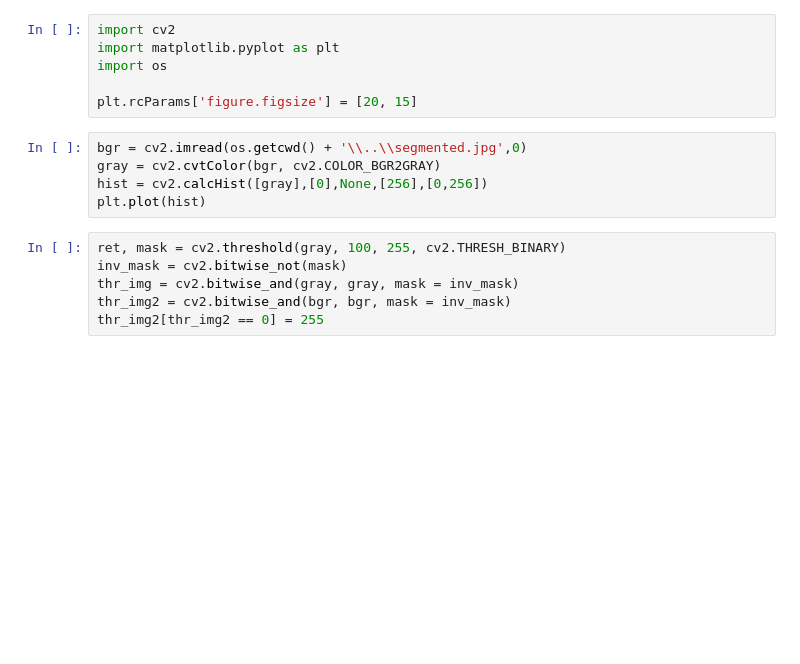
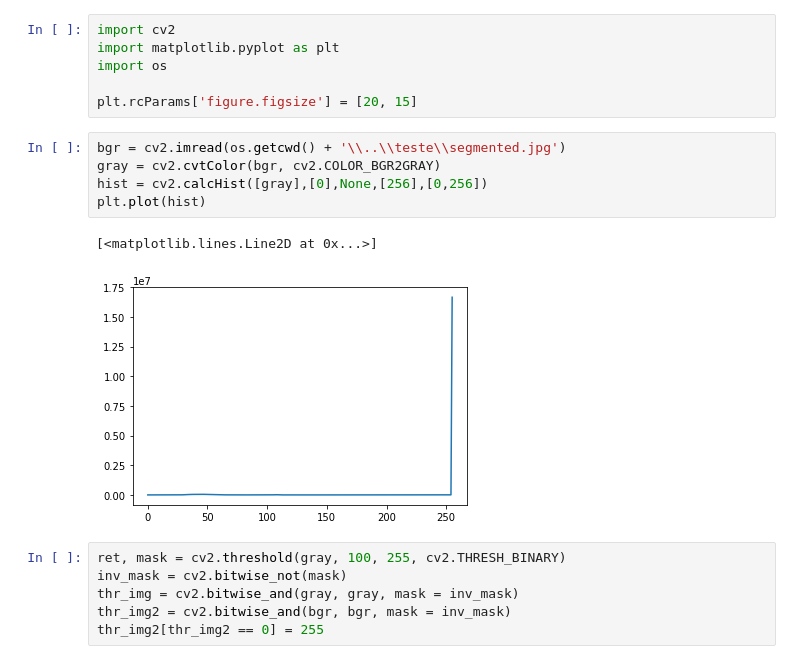
Before and after one commit to danielesreis/mng, a Jupyter notebook: notebooks/shadow_removal.ipynb, the cells around one changed output. Drawn from its saved outputs; the diff is of its cells as text; blank space fills up the shorter version.

```diff
--- a/notebooks/shadow_removal.ipynb
+++ b/notebooks/shadow_removal.ipynb
@@ -5,10 +5,13 @@ import os
 
 plt.rcParams['figure.figsize'] = [20, 15]
 # %%
-bgr = cv2.imread(os.getcwd() + '\\..\\segmented.jpg',0)
+bgr = cv2.imread(os.getcwd() + '\\..\\teste\\segmented.jpg')
 gray = cv2.cvtColor(bgr, cv2.COLOR_BGR2GRAY)
 hist = cv2.calcHist([gray],[0],None,[256],[0,256])
 plt.plot(hist)
+# %% [output]
+[<matplotlib.lines.Line2D at 0x...>]
+[figure, added]
 # %%
 ret, mask = cv2.threshold(gray, 100, 255, cv2.THRESH_BINARY)
 inv_mask = cv2.bitwise_not(mask)
```
Also changed, not shown: 14 other files.
